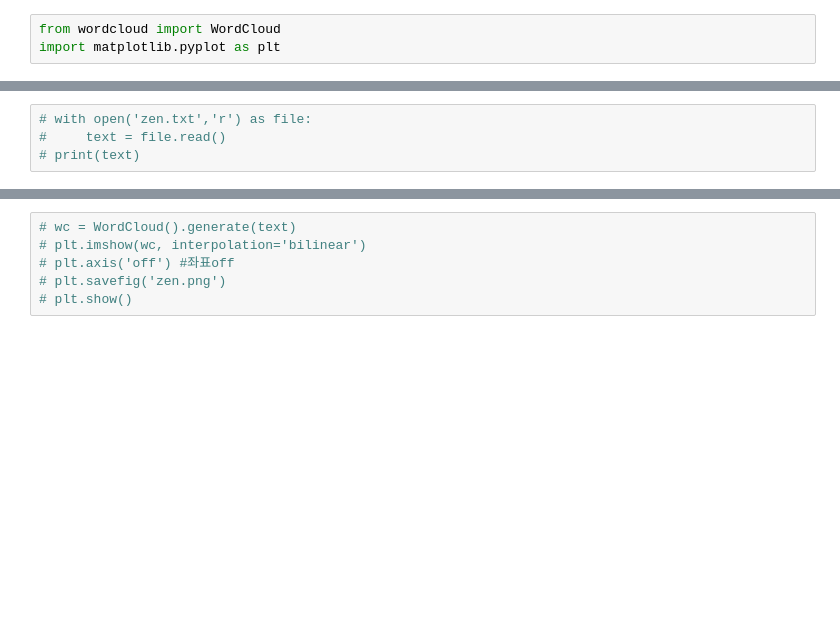
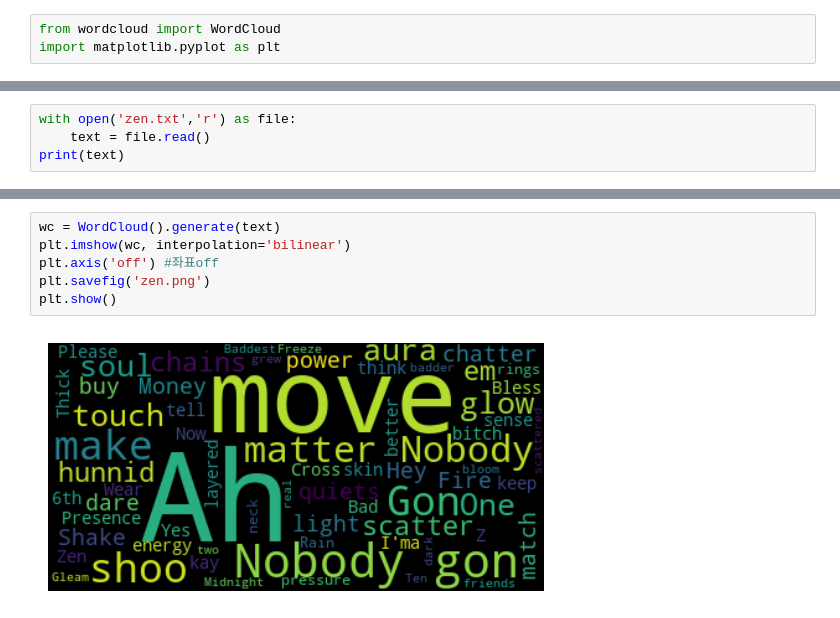
Before and after one commit to Annie-KMoon/pythonproject, a Jupyter notebook: 04.데이터시각화/PROJECT/04.워드클라우드/워드클라우드.ipynb, the cells around one changed output, grey strips where cells are left out. Drawn from its saved outputs; the diff is of its cells as text; blank space fills up the shorter version.

```diff
--- a/04.데이터시각화/PROJECT/04.워드클라우드/워드클라우드.ipynb
+++ b/04.데이터시각화/PROJECT/04.워드클라우드/워드클라우드.ipynb
@@ -15,4 +35,4 @@ import matplotlib.pyplot as plt
 # %%
-# with open('zen.txt','r') as file:
-#     text = file.read()
-# print(text)
+with open('zen.txt','r') as file:
+    text = file.read()
+print(text)
@@ -19,7 +57,9 @@ import matplotlib.pyplot as plt
 # %%
-# wc = WordCloud().generate(text)
-# plt.imshow(wc, interpolation='bilinear')
-# plt.axis('off') #좌표off
-# plt.savefig('zen.png')
-# plt.show()
+wc = WordCloud().generate(text)
+plt.imshow(wc, interpolation='bilinear')
+plt.axis('off') #좌표off
+plt.savefig('zen.png')
+plt.show()
+# %% [output]
+[figure, added]
 # %%
```
Also changed, not shown: parts of 18 cells of this notebook, 16 other files.
